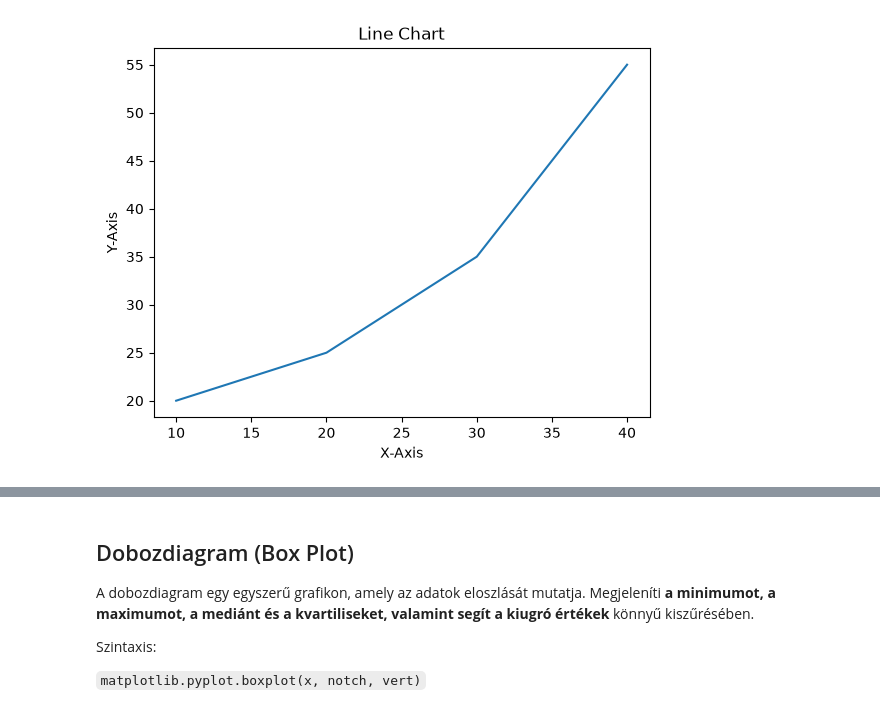
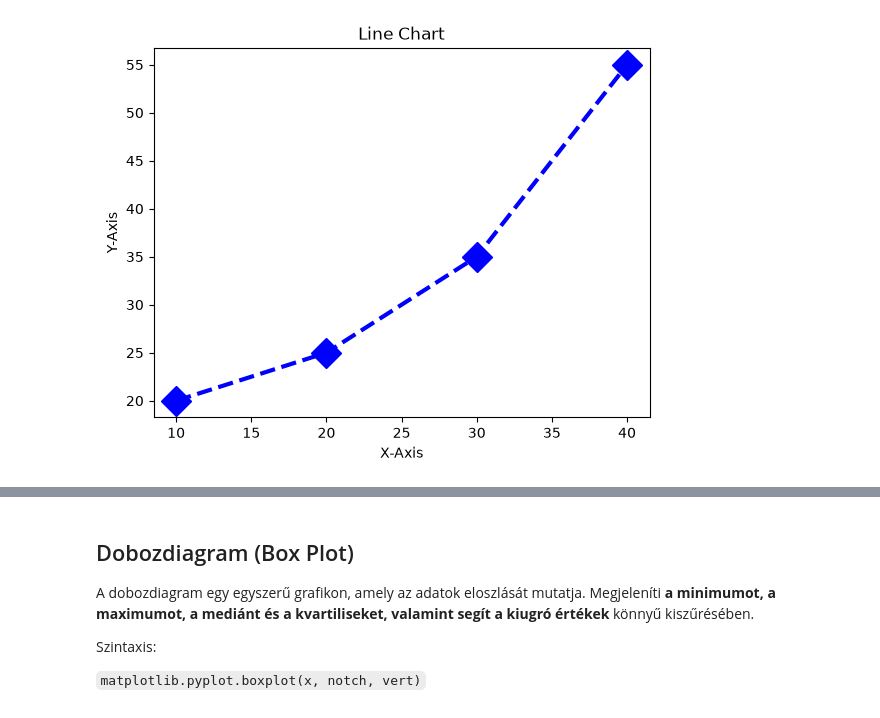
Before and after one commit to vojcsektunde/ds-learning-journey, a Jupyter notebook: python/08-libraries/Matplotlib.ipynb, the cells around one changed output, grey strips where cells are left out. Cells and saved outputs as stored; diff of their text form; code cells hidden in the pictures.

```diff
--- a/python/08-libraries/Matplotlib.ipynb
+++ b/python/08-libraries/Matplotlib.ipynb
@@ -13,16 +21,16 @@ A vonaldiagram két adatsor (X és Y) közötti kapcsolatot ábrázol. `plot()`
 # %%
 import matplotlib.pyplot as plt
 
 x = [10, 20, 30, 40]
 y = [20, 25, 35, 55]
 
-plt.plot(x, y)
+plt.plot(x, y, color='blue', linewidth=3, marker='D', markersize=15, linestyle='--')
 plt.title("Line Chart")
 plt.ylabel('Y-Axis')
 plt.xlabel('X-Axis')
 plt.show()
 # %% [output]
-[figure, old version]
+[figure, new version]
 # %% [markdown]
 ### Oszlopdiagram (Bar Chart)
 Kategorikus adatokat jelenít meg téglalap alakú oszlopokkal, amelyek hossza arányos az értékekkel. Függőlegesen vagy vízszintesen ábrázolható a különböző **kategóriák összehasonlítása érdekében**.
```
Also changed, not shown: parts of 9 cells of this notebook.
